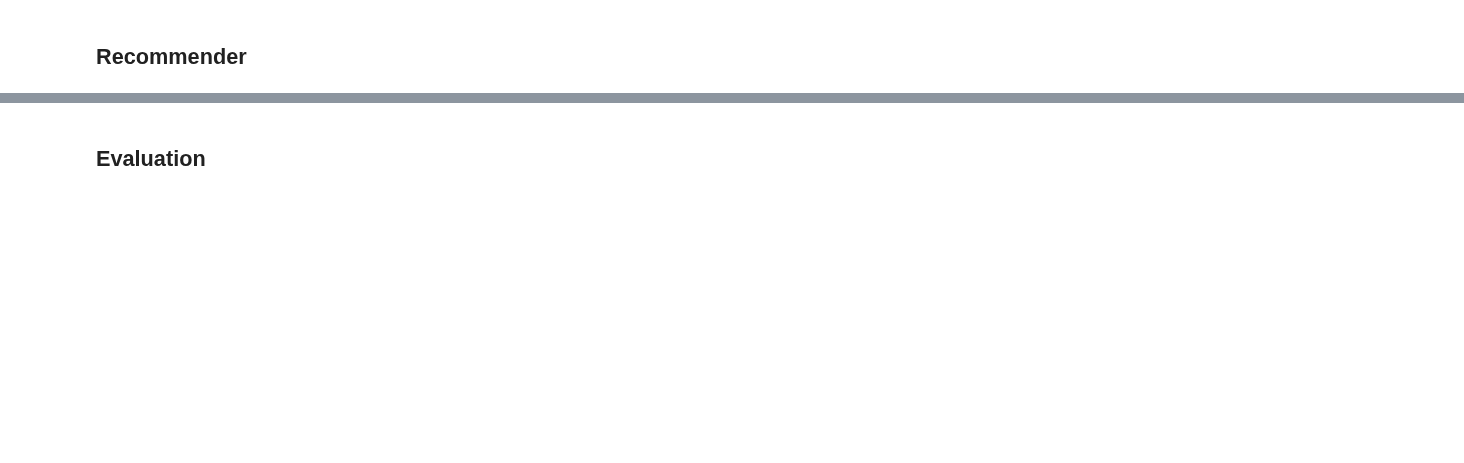
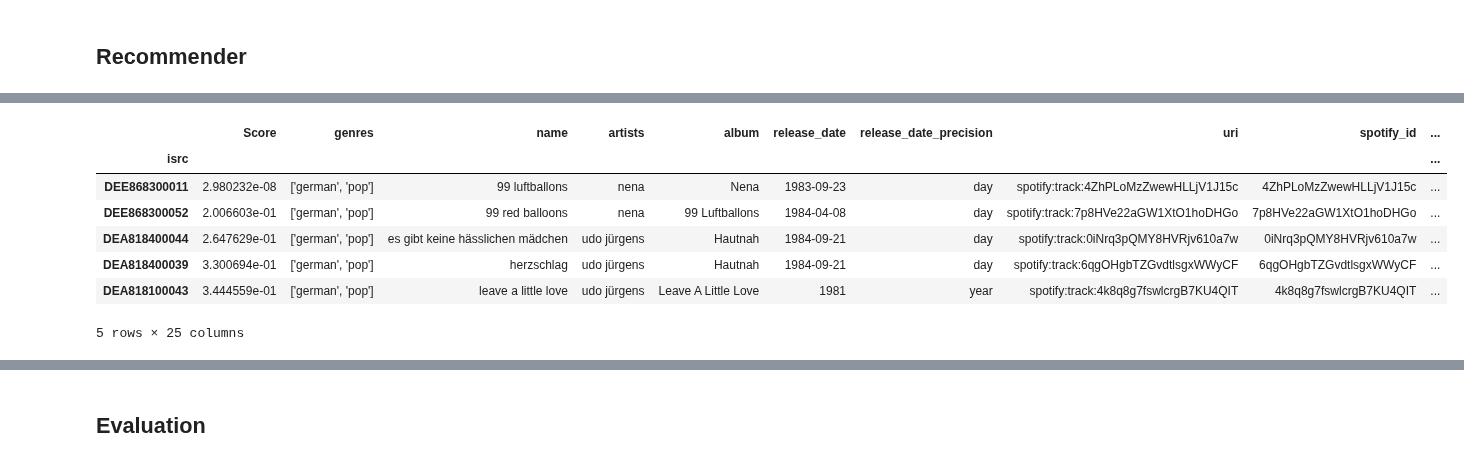
Before and after one commit to Jannis37/80s-recommender, a Jupyter notebook: recommender.ipynb, the cells around one changed output, grey strips where cells are left out. Saved outputs shown, nothing was run; the diff lists cells and outputs as text; code cells hidden in the pictures; blank space fills up the shorter version.

```diff
--- a/recommender.ipynb
+++ b/recommender.ipynb
@@ -185,12 +210,18 @@ def recommend_tracks_kernel(isrc: str, recommender_function, distance: bool = Fa
 
     Parameter
     ---------
-    track: str
-        Provided track
+    isrc: str
+        ISRC number of the track
 
-    df: pd.DataFrame
-        DataFrame used for the Recommendation
+    recommender_function: Function
+        Function that should be used to compute the most similar songs
 
+    distance: bool; default=False
+        Determines if the recommender_function is a distance or kernel function
+
+    Return
+    ------
+    Dataframe with the most similar songs (sorted)
     '''
     global ct_merged
 
@@ -205,6 +236,17 @@ def recommend_tracks_kernel(isrc: str, recommender_function, distance: bool = Fa
     return kernel_df.sort_values(by='Score', ascending=distance)
 # %%
 def create_visualizations(data, scale=False):
+    '''
+    Creates a radar chart for the result of the recommendation
+
+    Parameter
+    --------
+    data: pd.DataFrame
+        Result of the recommendation
+
+    scale: bool; default=False
+        If the features should be scaled
+    '''
     fig = go.Figure()
     count = 0
     if scale:
@@ -251,6 +293,17 @@ def create_visualizations(data, scale=False):
 
 
 def recommend(track, is_isrc=False):
+    '''
+    Recommends the most similar songs for a given song
+
+    Parameter
+    --------
+    track: str
+        Song that shold be used for the recommendtation. Could be song name oder isrc.
+
+    is_isrc: bool; default=False
+        Wheter track is the song name or isrc.
+    '''
     if is_isrc == False:
         track = get_isrc(track.lower())
         # check if an error occurred
@@ -284,0 +317,11 @@ You selected sun of jamaica by goombay dance band.
+# %%
+recommend('99 luftballons')
+# %% [output]
+|  | Score | genres | name | artists | album | release_date | release_date_precision | uri | spotify_id | ... |
+| isrc |  |  |  |  |  |  |  |  |  | ... |
+| DEE868300011 | 2.980232e-08 | ['german', 'pop'] | 99 luftballons | nena | Nena | 1983-09-23 | day | spotify:track:4ZhPLoMzZwewHLLjV1J15c | 4ZhPLoMzZwewHLLjV1J15c | ... |
+| DEE868300052 | 2.006603e-01 | ['german', 'pop'] | 99 red balloons | nena | 99 Luftballons | 1984-04-08 | day | spotify:track:7p8HVe22aGW1XtO1hoDHGo | 7p8HVe22aGW1XtO1hoDHGo | ... |
+| DEA818400044 | 2.647629e-01 | ['german', 'pop'] | es gibt keine hässlichen mädchen | udo jürgens | Hautnah | 1984-09-21 | day | spotify:track:0iNrq3pQMY8HVRjv610a7w | 0iNrq3pQMY8HVRjv610a7w | ... |
+| DEA818400039 | 3.300694e-01 | ['german', 'pop'] | herzschlag | udo jürgens | Hautnah | 1984-09-21 | day | spotify:track:6qgOHgbTZGvdtlsgxWWyCF | 6qgOHgbTZGvdtlsgxWWyCF | ... |
+| DEA818100043 | 3.444559e-01 | ['german', 'pop'] | leave a little love | udo jürgens | Leave A Little Love | 1981 | year | spotify:track:4k8q8g7fswlcrgB7KU4QIT | 4k8q8g7fswlcrgB7KU4QIT | ... |
+5 rows × 25 columns
```
Also changed, not shown: parts of 16 cells of this notebook, 21 other files.
